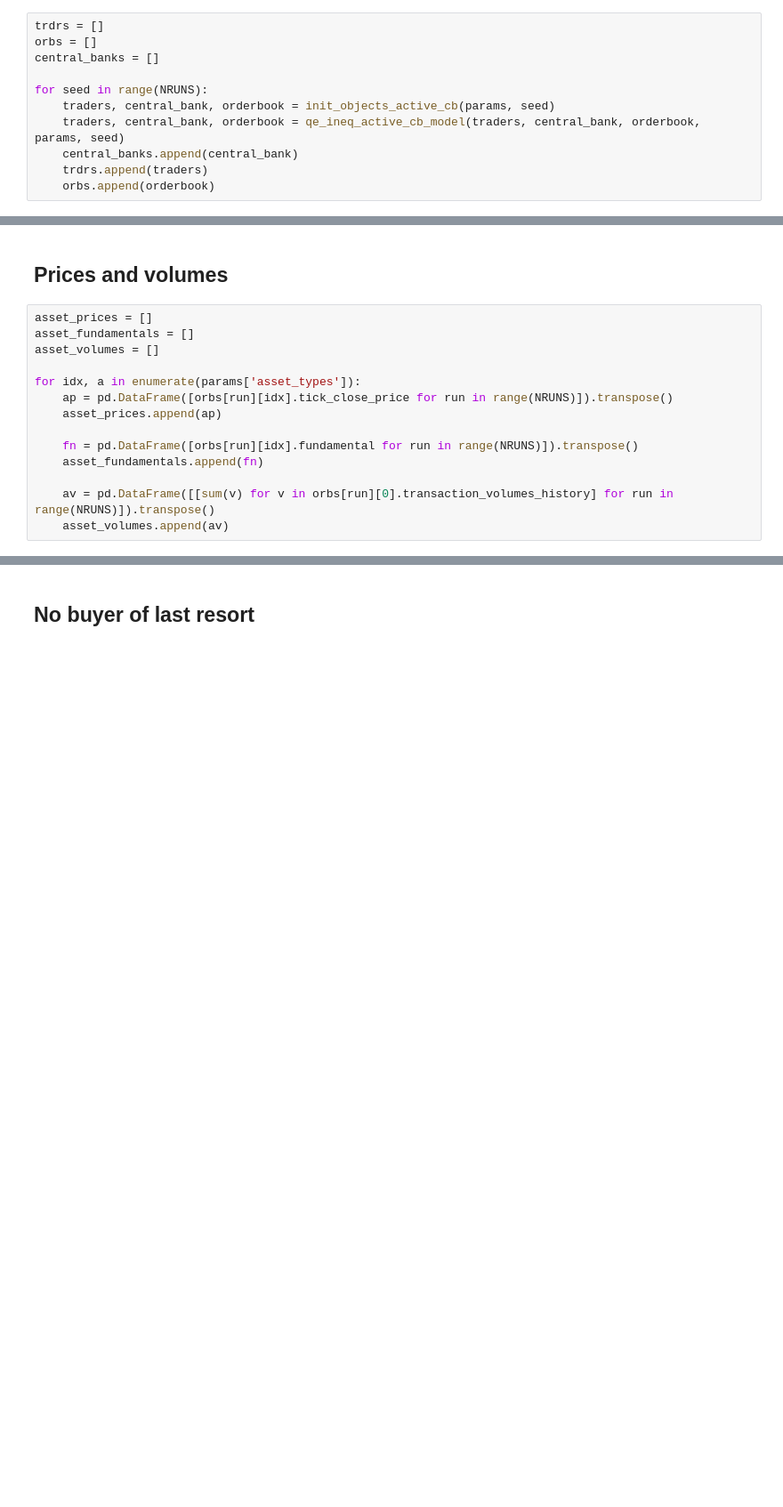
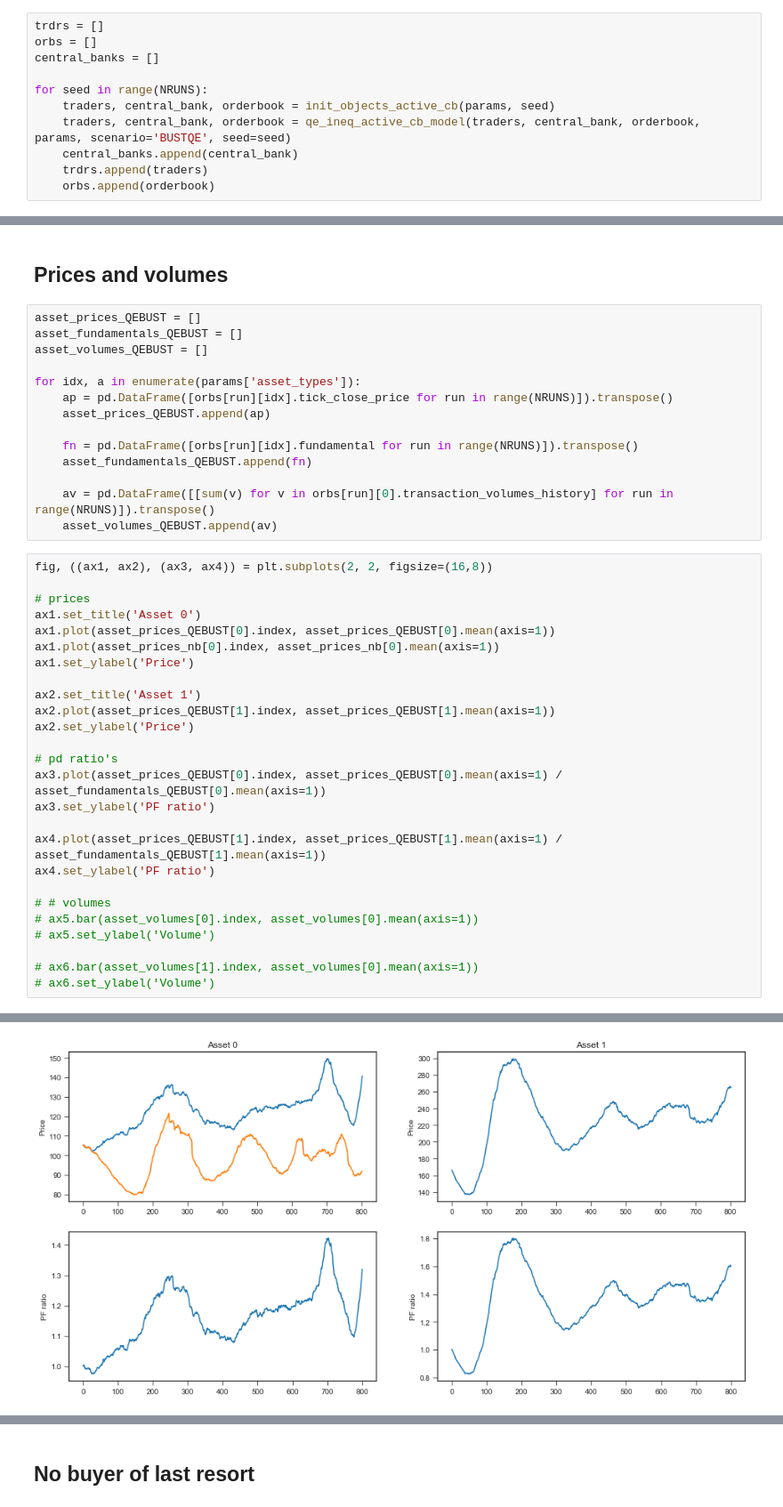
Before and after one commit to joerischasfoort/qe-inequality, a Jupyter notebook: buyer_of_last_resort.ipynb, the cells around one changed output, grey strips where cells are left out. Shown at 89% size. Saved outputs shown, nothing was run; the diff lists cells and outputs as text; blank space fills up the shorter version.

```diff
--- a/buyer_of_last_resort.ipynb
+++ b/buyer_of_last_resort.ipynb
@@ -47,7 +135,7 @@ central_banks = []
 
 for seed in range(NRUNS):
     traders, central_bank, orderbook = init_objects_active_cb(params, seed)
-    traders, central_bank, orderbook = qe_ineq_active_cb_model(traders, central_bank, orderbook, params, seed)
+    traders, central_bank, orderbook = qe_ineq_active_cb_model(traders, central_bank, orderbook, params, scenario='BUSTQE', seed=seed)
     central_banks.append(central_bank)
     trdrs.append(traders)
     orbs.append(orderbook)
@@ -72,16 +160,43 @@ Start of simulation  0
 # %% [markdown]
 ## Prices and volumes
 # %%
-asset_prices = []
-asset_fundamentals = []
-asset_volumes = []
+asset_prices_QEBUST = []
+asset_fundamentals_QEBUST = []
+asset_volumes_QEBUST = []
 
 for idx, a in enumerate(params['asset_types']):
     ap = pd.DataFrame([orbs[run][idx].tick_close_price for run in range(NRUNS)]).transpose()
-    asset_prices.append(ap)
+    asset_prices_QEBUST.append(ap)
 
     fn = pd.DataFrame([orbs[run][idx].fundamental for run in range(NRUNS)]).transpose()
-    asset_fundamentals.append(fn)
+    asset_fundamentals_QEBUST.append(fn)
 
     av = pd.DataFrame([[sum(v) for v in orbs[run][0].transaction_volumes_history] for run in range(NRUNS)]).transpose()
-    asset_volumes.append(av)
+    asset_volumes_QEBUST.append(av)
+# %%
+fig, ((ax1, ax2), (ax3, ax4)) = plt.subplots(2, 2, figsize=(16,8))
+
+# prices
+ax1.set_title('Asset 0')
+ax1.plot(asset_prices_QEBUST[0].index, asset_prices_QEBUST[0].mean(axis=1))
+ax1.plot(asset_prices_nb[0].index, asset_prices_nb[0].mean(axis=1))
+ax1.set_ylabel('Price')
+
+ax2.set_title('Asset 1')
+ax2.plot(asset_prices_QEBUST[1].index, asset_prices_QEBUST[1].mean(axis=1))
+ax2.set_ylabel('Price')
+
+# pd ratio's
+ax3.plot(asset_prices_QEBUST[0].index, asset_prices_QEBUST[0].mean(axis=1) / asset_fundamentals_QEBUST[0].mean(axis=1))
+ax3.set_ylabel('PF ratio')
+
+ax4.plot(asset_prices_QEBUST[1].index, asset_prices_QEBUST[1].mean(axis=1) / asset_fundamentals_QEBUST[1].mean(axis=1))
+ax4.set_ylabel('PF ratio')
+
+# # volumes
+# ax5.bar(asset_volumes[0].index, asset_volumes[0].mean(axis=1))
+# ax5.set_ylabel('Volume')
+
+# ax6.bar(asset_volumes[1].index, asset_volumes[0].mean(axis=1))
+# ax6.set_ylabel('Volume')
+# %% [output]
@@ -87,0 +204 @@ for idx, a in enumerate(params['asset_types']):
+[figure, added]
```
Also changed, not shown: parts of 18 cells of this notebook, 2 other files.
